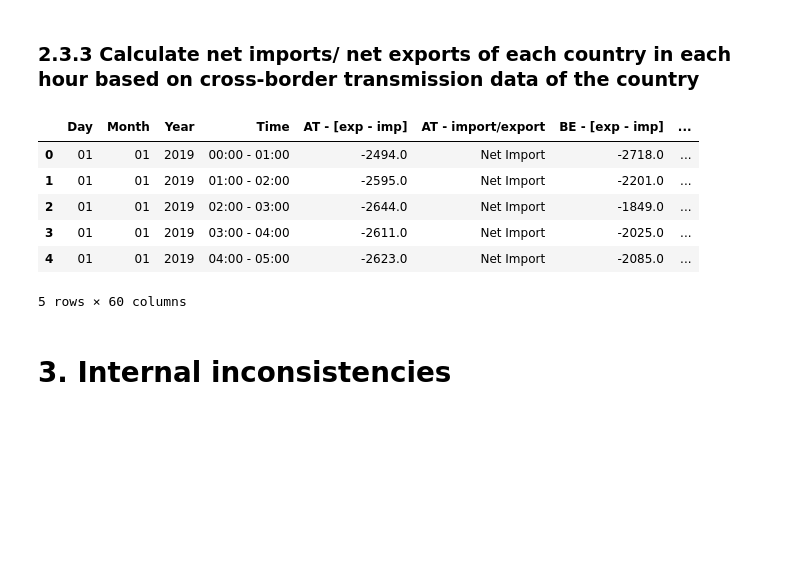
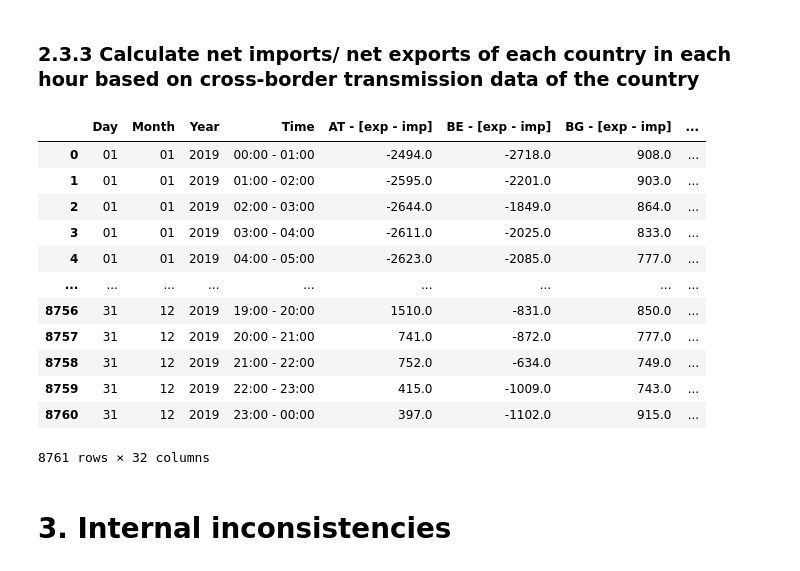
Before and after one commit to lovinduw/Consolidation, a Jupyter notebook: Scripts/main.ipynb, the cells around one changed output. Cells and saved outputs as stored; diff of their text form; code cells hidden in the pictures; blank space fills up the shorter version.

```diff
--- a/Scripts/main.ipynb
+++ b/Scripts/main.ipynb
@@ -92,15 +134,21 @@ display(import_export_using_load_gen.head())
 ### 2.3.3 Calculate net imports/ net exports of each country in each hour based on cross-border transmission data of the country
 # %%
 import_export_using_crossborder_data=dp.import_export_using_crossborder(crossborder_data,abbr_list)
-display(import_export_using_crossborder_data.head())
+display(import_export_using_crossborder_data)
 # %% [output]
-|  | Day | Month | Year | Time | AT - [exp - imp] | AT - import/export | BE - [exp - imp] | ... |
-| 0 | 01 | 01 | 2019 | 00:00 - 01:00 | -2494.0 | Net Import | -2718.0 | ... |
-| 1 | 01 | 01 | 2019 | 01:00 - 02:00 | -2595.0 | Net Import | -2201.0 | ... |
-| 2 | 01 | 01 | 2019 | 02:00 - 03:00 | -2644.0 | Net Import | -1849.0 | ... |
-| 3 | 01 | 01 | 2019 | 03:00 - 04:00 | -2611.0 | Net Import | -2025.0 | ... |
-| 4 | 01 | 01 | 2019 | 04:00 - 05:00 | -2623.0 | Net Import | -2085.0 | ... |
+|  | Day | Month | Year | Time | AT - [exp - imp] | BE - [exp - imp] | BG - [exp - imp] | ... |
+| 0 | 01 | 01 | 2019 | 00:00 - 01:00 | -2494.0 | -2718.0 | 908.0 | ... |
+| 1 | 01 | 01 | 2019 | 01:00 - 02:00 | -2595.0 | -2201.0 | 903.0 | ... |
+| 2 | 01 | 01 | 2019 | 02:00 - 03:00 | -2644.0 | -1849.0 | 864.0 | ... |
+| 3 | 01 | 01 | 2019 | 03:00 - 04:00 | -2611.0 | -2025.0 | 833.0 | ... |
+| 4 | 01 | 01 | 2019 | 04:00 - 05:00 | -2623.0 | -2085.0 | 777.0 | ... |
+| ... | ... | ... | ... | ... | ... | ... | ... | ... |
+| 8756 | 31 | 12 | 2019 | 19:00 - 20:00 | 1510.0 | -831.0 | 850.0 | ... |
+| 8757 | 31 | 12 | 2019 | 20:00 - 21:00 | 741.0 | -872.0 | 777.0 | ... |
+| 8758 | 31 | 12 | 2019 | 21:00 - 22:00 | 752.0 | -634.0 | 749.0 | ... |
+| 8759 | 31 | 12 | 2019 | 22:00 - 23:00 | 415.0 | -1009.0 | 743.0 | ... |
+| 8760 | 31 | 12 | 2019 | 23:00 - 00:00 | 397.0 | -1102.0 | 915.0 | ... |
-5 rows × 60 columns
+8761 rows × 32 columns
 # %% [markdown]
 # 3. Internal inconsistencies
 # %% [markdown]
```
Also changed, not shown: parts of 5 cells of this notebook, 2 other files.
